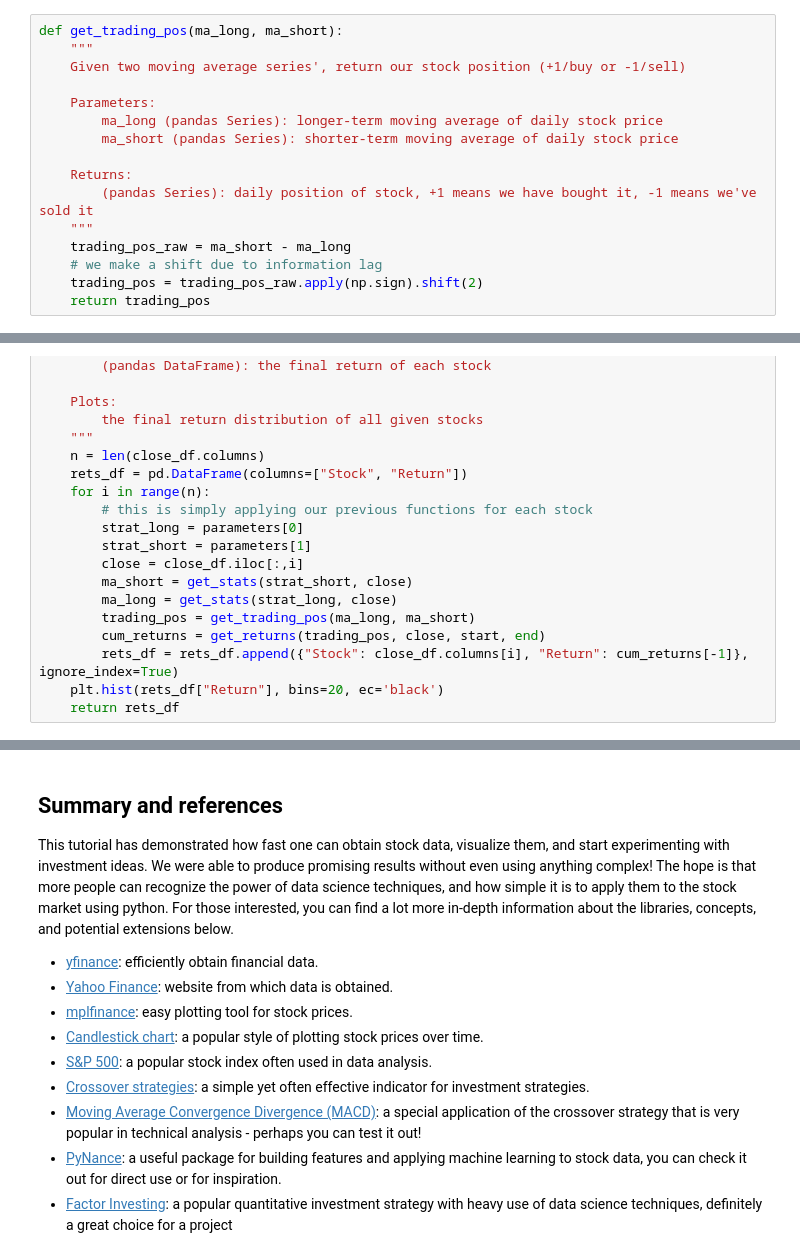
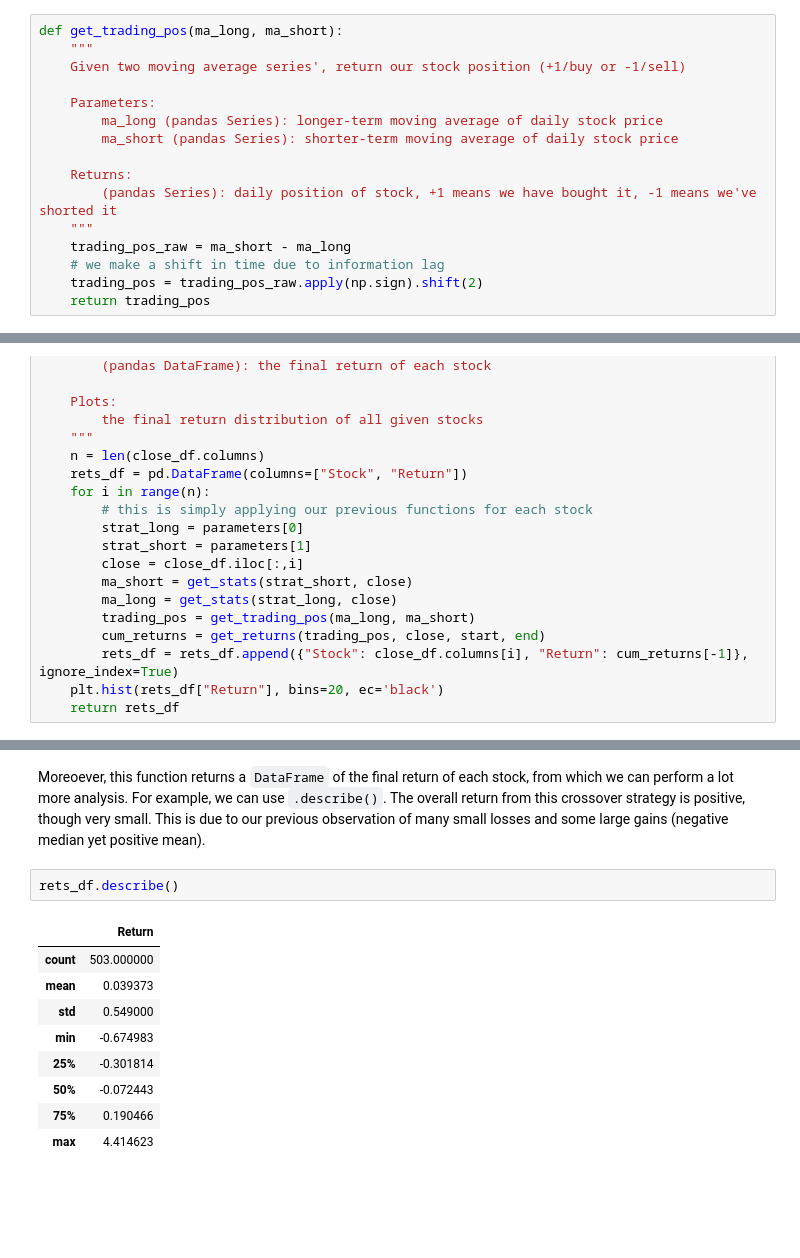
Before and after one commit to MichaelCMU/15388-tutorial, a Jupyter notebook: python_investing_tutorial.ipynb, the cells around one changed output, grey strips where cells are left out. Saved outputs shown, nothing was run; the diff lists cells and outputs as text; blank space fills up the shorter version.

```diff
--- a/python_investing_tutorial.ipynb
+++ b/python_investing_tutorial.ipynb
@@ -263,10 +258,10 @@ def get_trading_pos(ma_long, ma_short):
         ma_short (pandas Series): shorter-term moving average of daily stock price
 
     Returns:
-        (pandas Series): daily position of stock, +1 means we have bought it, -1 means we've sold it
+        (pandas Series): daily position of stock, +1 means we have bought it, -1 means we've shorted it
     """
     trading_pos_raw = ma_short - ma_long
-    # we make a shift due to information lag
+    # we make a shift in time due to information lag
     trading_pos = trading_pos_raw.apply(np.sign).shift(2)
     return trading_pos
 # %% [markdown]
@@ -415,14 +410,14 @@ rets_df = get_all_returns((['sma', 30], ['sma', 10]), sp_df, "2020-01-01", "2021
-# %% [markdown]
-## Summary and references
-
-This tutorial has demonstrated how fast one can obtain stock data, visualize them, and start experimenting with investment ideas. We were able to produce promising results without even using anything complex! The hope is that more people can recognize the power of data science techniques, and how simple it is to apply them to the stock market using python. For those interested, you can find a lot more in-depth information about the libraries, concepts, and potential extensions below.
-
-- [yfinance](https://pypi.org/project/yfinance/): efficiently obtain financial data.
-- [Yahoo Finance](https://finance.yahoo.com/): website from which data is obtained.
-- [mplfinance](https://github.com/matplotlib/mplfinance): easy plotting tool for stock prices.
-- [Candlestick chart](https://en.wikipedia.org/wiki/Candlestick_chart): a popular style of plotting stock prices over time.
-- [S&P 500](https://en.wikipedia.org/wiki/S%26P_500): a popular stock index often used in data analysis.
-- [Crossover strategies](https://www.investopedia.com/articles/active-trading/052014/how-use-moving-average-buy-stocks.asp): a simple yet often effective indicator for investment strategies.
-- [Moving Average Convergence Divergence (MACD)](https://www.investopedia.com/terms/m/macd.asp): a special application of the crossover strategy that is very popular in technical analysis - perhaps you can test it out!
-- [PyNance](http://pynance.net/): a useful package for building features and applying machine learning to stock data, you can check it out for direct use or for inspiration.
-- [Factor Investing](https://www.blackrock.com/us/individual/investment-ideas/what-is-factor-investing): a popular quantitative investment strategy with heavy use of data science techniques, definitely a great choice for a project
+# %% [markdown]
+Moreoever, this function returns a `DataFrame` of the final return of each stock, from which we can perform a lot more analysis. For example, we can use `.describe()`. The overall return from this crossover strategy is positive, though very small. This is due to our previous observation of many small losses and some large gains (negative median yet positive mean).
+# %%
+rets_df.describe()
+# %% [output]
+|  | Return |
+| count | 503.000000 |
+| mean | 0.039373 |
+| std | 0.549000 |
+| min | -0.674983 |
+| 25% | -0.301814 |
+| 50% | -0.072443 |
+| 75% | 0.190466 |
+| max | 4.414623 |
```
Also changed, not shown: parts of 25 cells of this notebook.
